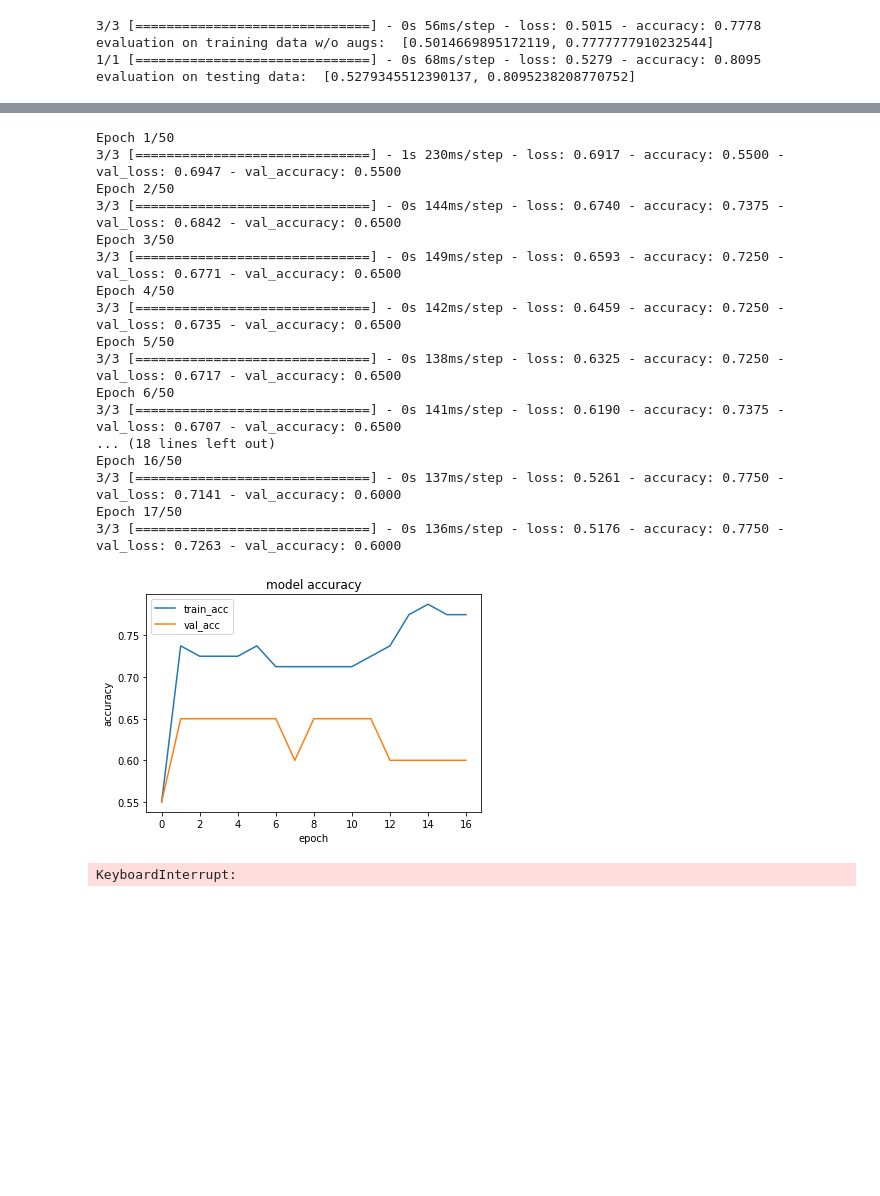
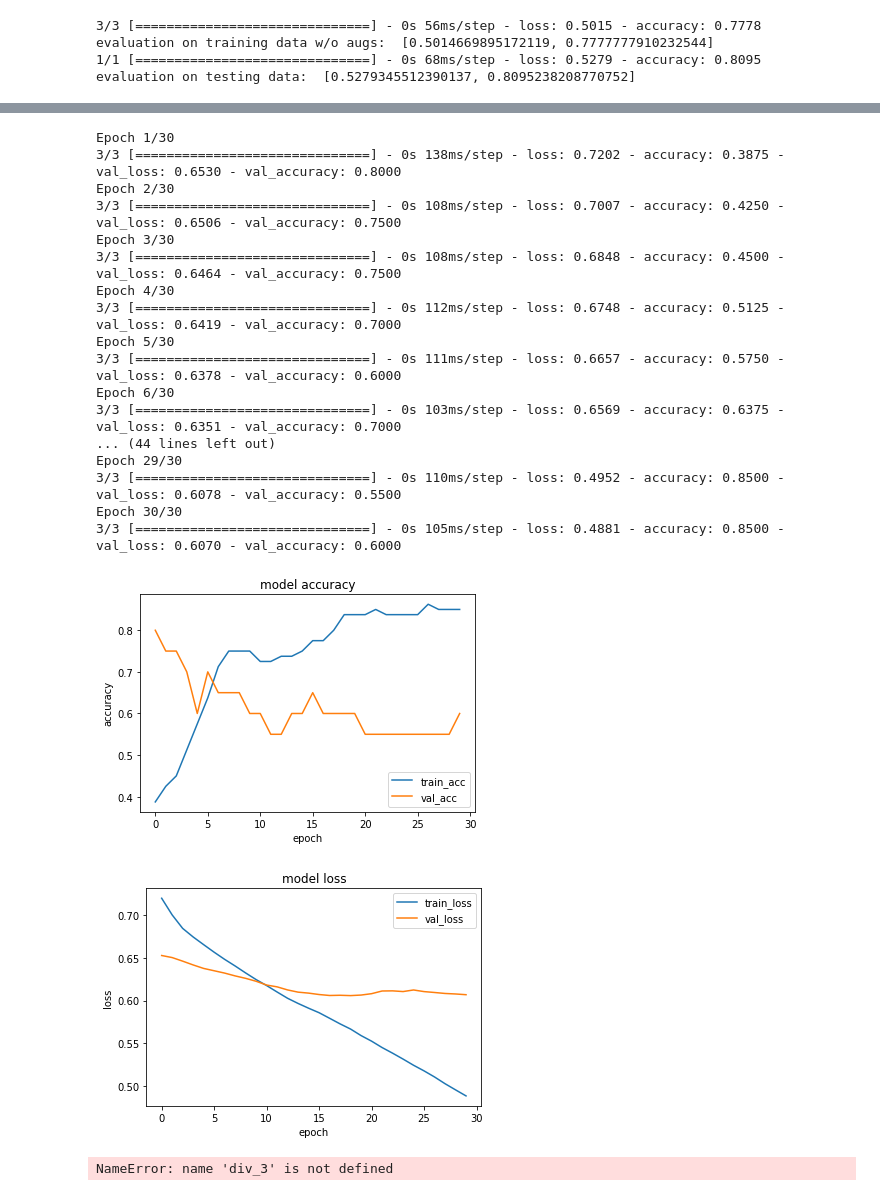
Before and after one commit to anish-lakkapragada/Hand-Classification-For-Autism-Diagnosis, a Jupyter notebook: Hand Flapping Classifier_2.ipynb, the cells around one changed output, grey strips where cells are left out. Drawn from its saved outputs; the diff is of its cells as text; code cells hidden in the pictures; blank space fills up the shorter version.

Commit message:
experimenting with ensembles

```diff
--- a/Hand Flapping Classifier_2.ipynb
+++ b/Hand Flapping Classifier_2.ipynb
@@ -166,6 +166,14 @@ def plot(history, show_pr = False, num = None):
         plt.plot(history.history['val_accuracy'], label = "val_acc")
         plt.title('model accuracy')
         plt.ylabel('accuracy')
+        plt.xlabel('epoch')
+        plt.legend()
+        plt.show()
+
+        plt.plot(history.history['loss'], label = "train_loss")
+        plt.plot(history.history['val_loss'], label = "val_loss")
+        plt.title('model loss')
+        plt.ylabel('loss')
         plt.xlabel('epoch')
         plt.legend()
         plt.show()
@@ -191,6 +199,14 @@ def plot(history, show_pr = False, num = None):
         plt.plot(history.history['val_accuracy'], label = "val_acc")
         plt.title('model accuracy')
         plt.ylabel('accuracy')
+        plt.xlabel('epoch')
+        plt.legend()
+        plt.show()
+
+        plt.plot(history.history['loss'], label = "train_loss")
+        plt.plot(history.history['val_loss'], label = "val_loss")
+        plt.title('model loss')
+        plt.ylabel('loss')
         plt.xlabel('epoch')
         plt.legend()
         plt.show()
@@ -854,31 +1146,34 @@ def cross_validate(model, epochs = 50, callbacks=[]):
 # %%
-from tqdm import tqdm
-import cv2
-model = tf.keras.models.Sequential([
-    tf.keras.layers.LSTM(32, return_sequences = False),
+div_4 = tf.keras.models.Sequential([
+    tf.keras.layers.SimpleRNN(16, return_sequences=False),
     tf.keras.layers.Dense(1, activation="sigmoid")
 ])
 
-model.compile(loss = "binary_crossentropy", optimizer = tf.keras.optimizers.Adam(learning_rate=0.0005), metrics=['accuracy'])
+div_4.compile(loss = "binary_crossentropy", optimizer = tf.keras.optimizers.Adam(), metrics = ['accuracy'])
+history = div_4.fit(X_train, y_train, validation_data = (X_test, y_test), epochs = 30, callbacks = [])
 
-cross_validate(model, epochs = 50, callbacks=[])
+plot(history)
 # %% [output]
-Epoch 1/50
-3/3 [==============================] - 1s 230ms/step - loss: 0.6917 - accuracy: 0.5500 - val_loss: 0.6947 - val_accuracy: 0.5500
-Epoch 2/50
-3/3 [==============================] - 0s 144ms/step - loss: 0.6740 - accuracy: 0.7375 - val_loss: 0.6842 - val_accuracy: 0.6500
-Epoch 3/50
-3/3 [==============================] - 0s 149ms/step - loss: 0.6593 - accuracy: 0.7250 - val_loss: 0.6771 - val_accuracy: 0.6500
-Epoch 4/50
-3/3 [==============================] - 0s 142ms/step - loss: 0.6459 - accuracy: 0.7250 - val_loss: 0.6735 - val_accuracy: 0.6500
-Epoch 5/50
-3/3 [==============================] - 0s 138ms/step - loss: 0.6325 - accuracy: 0.7250 - val_loss: 0.6717 - val_accuracy: 0.6500
-Epoch 6/50
-3/3 [==============================] - 0s 141ms/step - loss: 0.6190 - accuracy: 0.7375 - val_loss: 0.6707 - val_accuracy: 0.6500
-... (18 lines left out)
-Epoch 16/50
-3/3 [==============================] - 0s 137ms/step - loss: 0.5261 - accuracy: 0.7750 - val_loss: 0.7141 - val_accuracy: 0.6000
-Epoch 17/50
-3/3 [==============================] - 0s 136ms/step - loss: 0.5176 - accuracy: 0.7750 - val_loss: 0.7263 - val_accuracy: 0.6000
+Epoch 1/30
+3/3 [==============================] - 0s 138ms/step - loss: 0.7202 - accuracy: 0.3875 - val_loss: 0.6530 - val_accuracy: 0.8000
+Epoch 2/30
+3/3 [==============================] - 0s 108ms/step - loss: 0.7007 - accuracy: 0.4250 - val_loss: 0.6506 - val_accuracy: 0.7500
+Epoch 3/30
+3/3 [==============================] - 0s 108ms/step - loss: 0.6848 - accuracy: 0.4500 - val_loss: 0.6464 - val_accuracy: 0.7500
+Epoch 4/30
+3/3 [==============================] - 0s 112ms/step - loss: 0.6748 - accuracy: 0.5125 - val_loss: 0.6419 - val_accuracy: 0.7000
+Epoch 5/30
+3/3 [==============================] - 0s 111ms/step - loss: 0.6657 - accuracy: 0.5750 - val_loss: 0.6378 - val_accuracy: 0.6000
+Epoch 6/30
+3/3 [==============================] - 0s 103ms/step - loss: 0.6569 - accuracy: 0.6375 - val_loss: 0.6351 - val_accuracy: 0.7000
+... (44 lines left out)
+Epoch 29/30
+3/3 [==============================] - 0s 110ms/step - loss: 0.4952 - accuracy: 0.8500 - val_loss: 0.6078 - val_accuracy: 0.5500
+Epoch 30/30
+3/3 [==============================] - 0s 105ms/step - loss: 0.4881 - accuracy: 0.8500 - val_loss: 0.6070 - val_accuracy: 0.6000
-[figure, old version]
+[figure, new version]
-KeyboardInterrupt:
+[figure, added]
+# %%
+ensemble_val_acc([div_1, div_2, div_3, div_4], X_test, y_test)
+# %% [output]
+NameError: name 'div_3' is not defined
```
Also changed, not shown: parts of 12 cells of this notebook, 1 other file.
